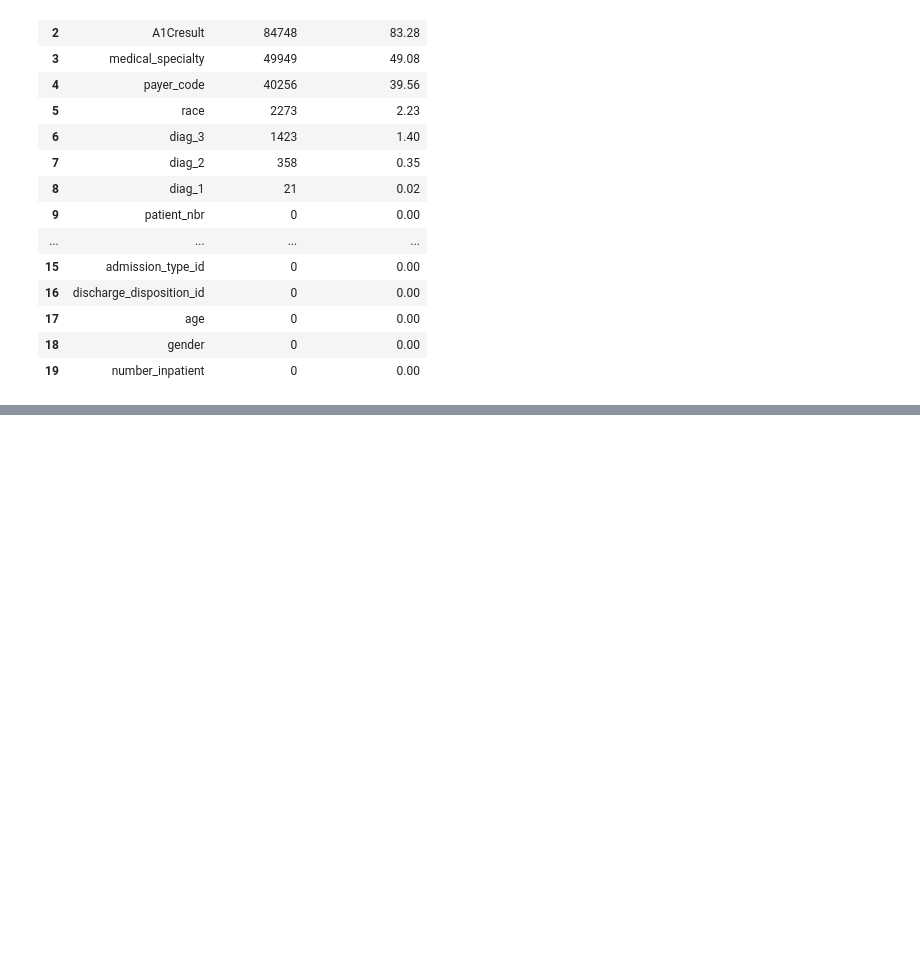
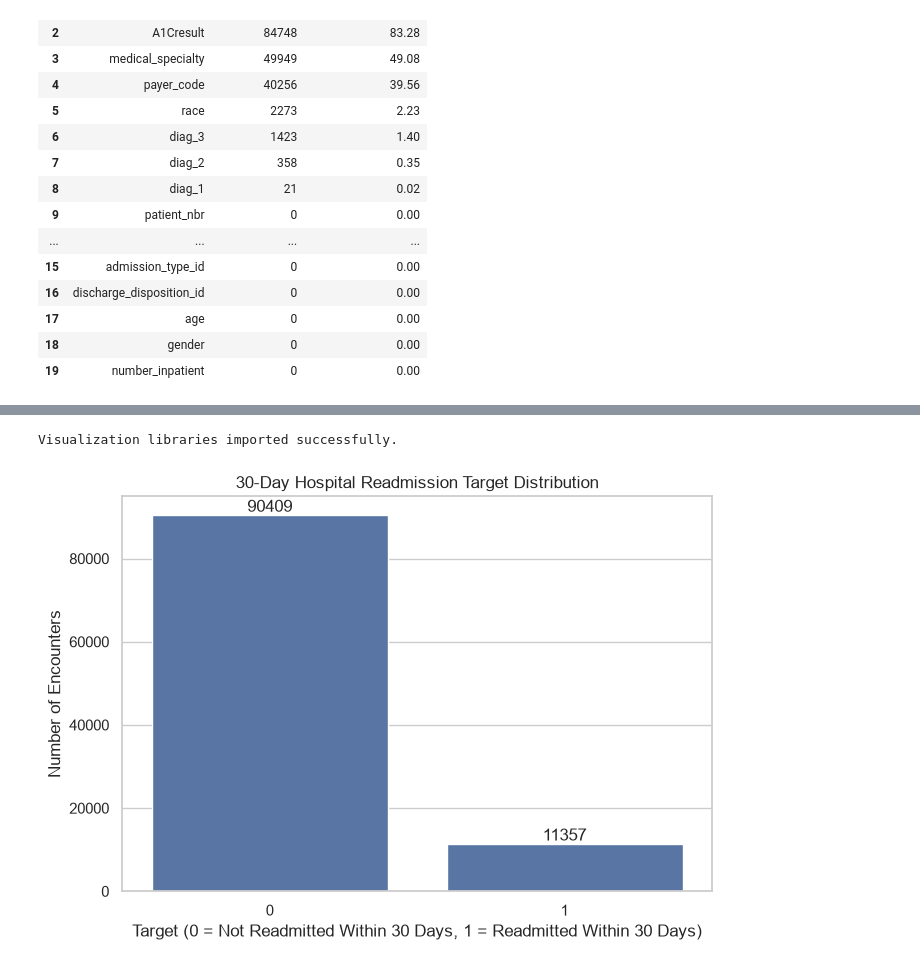
Before and after one commit to mithun6gowda/hospital-readmission-prediction, a Jupyter notebook: data_preparation.ipynb, the cells around one changed output, grey strips where cells are left out. Drawn from its saved outputs; the diff is of its cells as text; code cells hidden in the pictures; blank space fills up the shorter version.

```diff
--- a/data_preparation.ipynb
+++ b/data_preparation.ipynb
@@ -377,0 +382,36 @@ missing_summary.head(20)
+# %%
+# 1.3.1 Univariate Analysis
+
+import matplotlib.pyplot as plt
+import seaborn as sns
+
+sns.set_theme(style="whitegrid")
+
+print("Visualization libraries imported successfully.")
+# %% [output]
+Visualization libraries imported successfully.
+# %%
+# Target class distribution
+
+target_counts = df["target"].value_counts().sort_index()
+
+plt.figure(figsize=(7, 5))
+
+ax = sns.countplot(
+    x="target",
+    data=df,
+    order=[0, 1]
+)
+
+plt.title("30-Day Hospital Readmission Target Distribution")
+plt.xlabel("Target (0 = Not Readmitted Within 30 Days, 1 = Readmitted Within 30 Days)")
+plt.ylabel("Number of Encounters")
+
+# Add count labels
+for container in ax.containers:
+    ax.bar_label(container)
+
+plt.tight_layout()
+plt.show()
+# %% [output]
+[figure, added]
```
Also changed, not shown: parts of 10 cells of this notebook.
